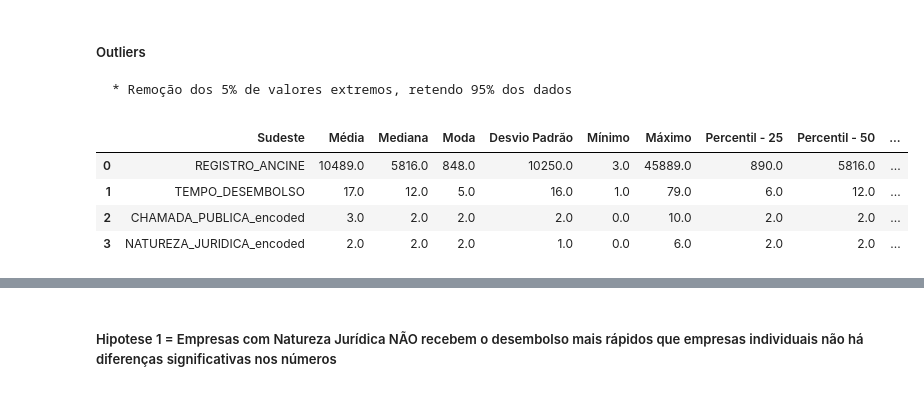
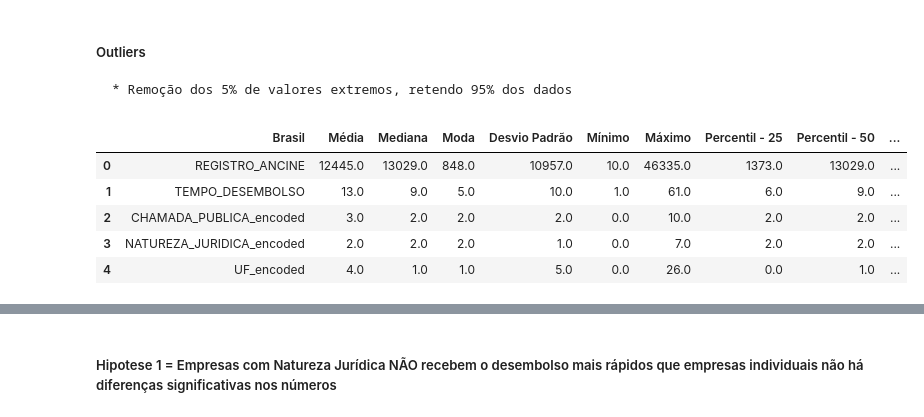
Before and after one commit to fonsecadados/AgenciaNacionalDoCinema_ANCINE, a Jupyter notebook: ANCINE_DesafiosEOportunidades.ipynb, the cells around one changed output, grey strips where cells are left out. Saved outputs shown, nothing was run; the diff lists cells and outputs as text; code cells hidden in the pictures.

```diff
--- a/ANCINE_DesafiosEOportunidades.ipynb
+++ b/ANCINE_DesafiosEOportunidades.ipynb
@@ -1384,14 +1389,16 @@ def stats_tempo_desembolso(regiao=None, dias=None, teste=None):
     # Definir os nomes das colunas
     stats_df.columns = [nome_df, 'Média', 'Mediana', 'Moda', 'Desvio Padrão', 'Mínimo', 'Máximo', 'Percentil - 25', 'Percentil - 50', 'Percentil - 75', 'Range', 'Kurtosis']
     return stats_df
-# %%
-stats_tempo_desembolso(regiao='Sudeste', dias=80)
-# %% [output]
-|  | Sudeste | Média | Mediana | Moda | Desvio Padrão | Mínimo | Máximo | Percentil - 25 | Percentil - 50 | ... |
-| 0 | REGISTRO_ANCINE | 10489.0 | 5816.0 | 848.0 | 10250.0 | 3.0 | 45889.0 | 890.0 | 5816.0 | ... |
-| 1 | TEMPO_DESEMBOLSO | 17.0 | 12.0 | 5.0 | 16.0 | 1.0 | 79.0 | 6.0 | 12.0 | ... |
-| 2 | CHAMADA_PUBLICA_encoded | 3.0 | 2.0 | 2.0 | 2.0 | 0.0 | 10.0 | 2.0 | 2.0 | ... |
-| 3 | NATUREZA_JURIDICA_encoded | 2.0 | 2.0 | 2.0 | 1.0 | 0.0 | 6.0 | 2.0 | 2.0 | ... |
+# %%
+#Vizualisando numeros estatísticos básicos do dataset
+stats_tempo_desembolso()
+# %% [output]
+|  | Brasil | Média | Mediana | Moda | Desvio Padrão | Mínimo | Máximo | Percentil - 25 | Percentil - 50 | ... |
+| 0 | REGISTRO_ANCINE | 12445.0 | 13029.0 | 848.0 | 10957.0 | 10.0 | 46335.0 | 1373.0 | 13029.0 | ... |
+| 1 | TEMPO_DESEMBOLSO | 13.0 | 9.0 | 5.0 | 10.0 | 1.0 | 61.0 | 6.0 | 9.0 | ... |
+| 2 | CHAMADA_PUBLICA_encoded | 3.0 | 2.0 | 2.0 | 2.0 | 0.0 | 10.0 | 2.0 | 2.0 | ... |
+| 3 | NATUREZA_JURIDICA_encoded | 2.0 | 2.0 | 2.0 | 1.0 | 0.0 | 7.0 | 2.0 | 2.0 | ... |
+| 4 | UF_encoded | 4.0 | 1.0 | 1.0 | 5.0 | 0.0 | 26.0 | 0.0 | 1.0 | ... |
 # %%
 # Plot com 3 plots = boxplot, histogram e gráfico q-q
 
```
Also changed, not shown: parts of 11 cells of this notebook.
